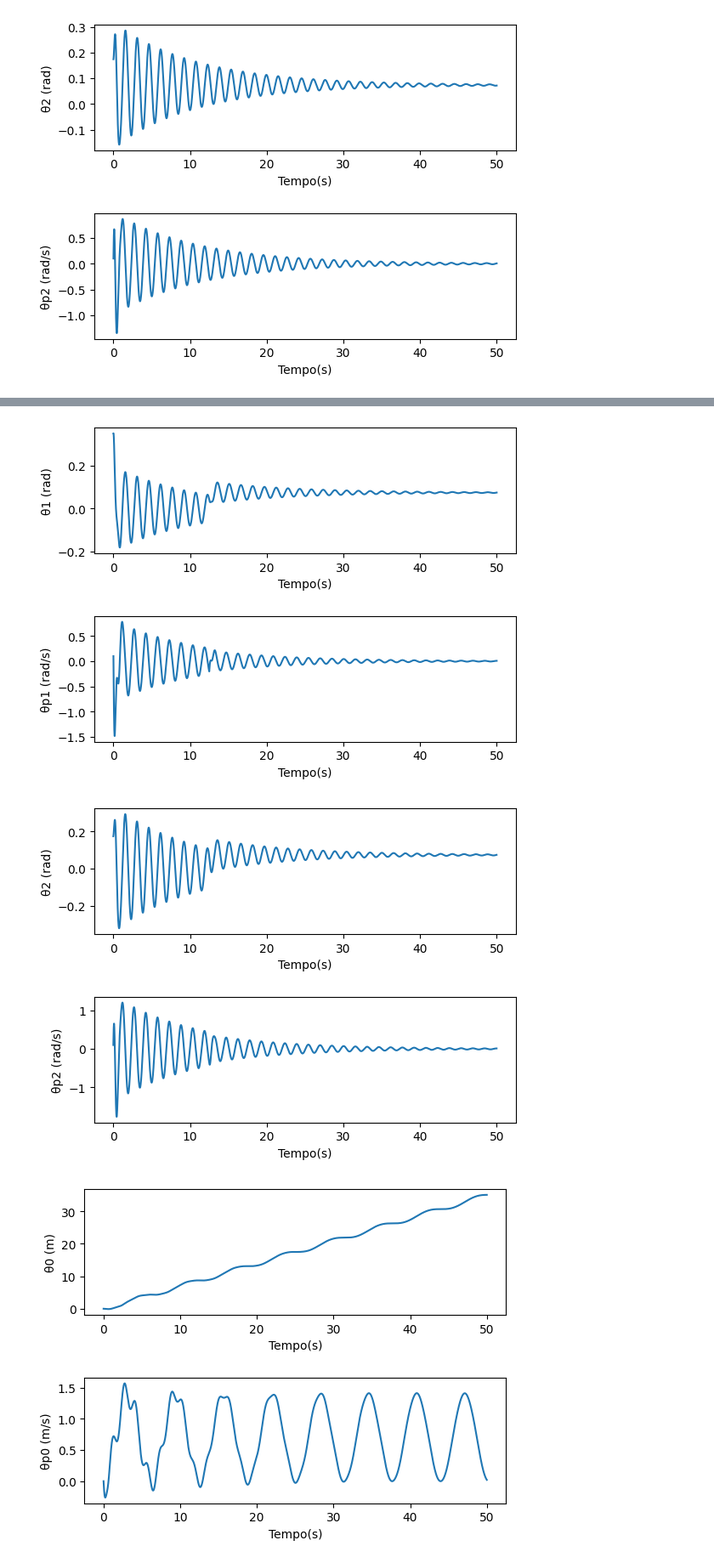
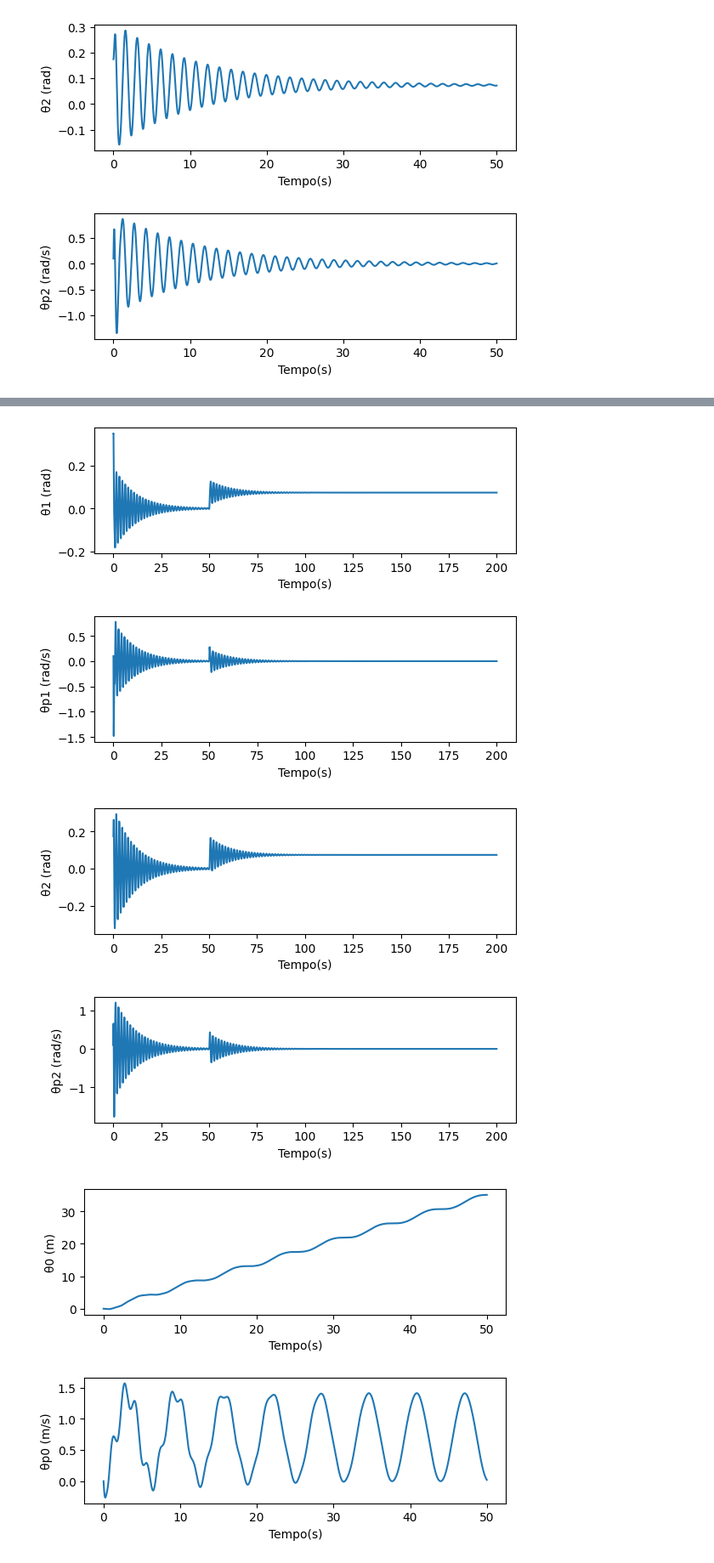
Before and after one commit to asneideris/PME3380, a Jupyter notebook: linjupy.ipynb, the cells around one changed output, grey strips where cells are left out. Shown at 85% size. Drawn from its saved outputs; the diff is of its cells as text; code cells hidden in the pictures.

```diff
--- a/linjupy.ipynb
+++ b/linjupy.ipynb
@@ -381,7 +381,7 @@ def step(n,u):
     return np.block([m1,m3])
 # %%
 #Simulação para u degrau
-tempo = np.linspace(0, 50, 40000)
+tempo = np.linspace(0, 200, 40000)
 X0 = [0, 0.35, 0.1745, 0, 0.1, 0.1] #Valores iniciais dos estados
 # X0_x = [0.1, 0.1, 0.1 ,0.1]
 u = 2
@@ -437,5 +437,5 @@ plt.show(block=False)
-[figure, old version]
+[figure, new version]
-[figure, old version]
+[figure, new version]
 # %%
 #Simulação para u senoidal fora da ressonancia
 tempo = np.linspace(0, 50, 40000)
```
Also changed, not shown: parts of 4 cells of this notebook.
